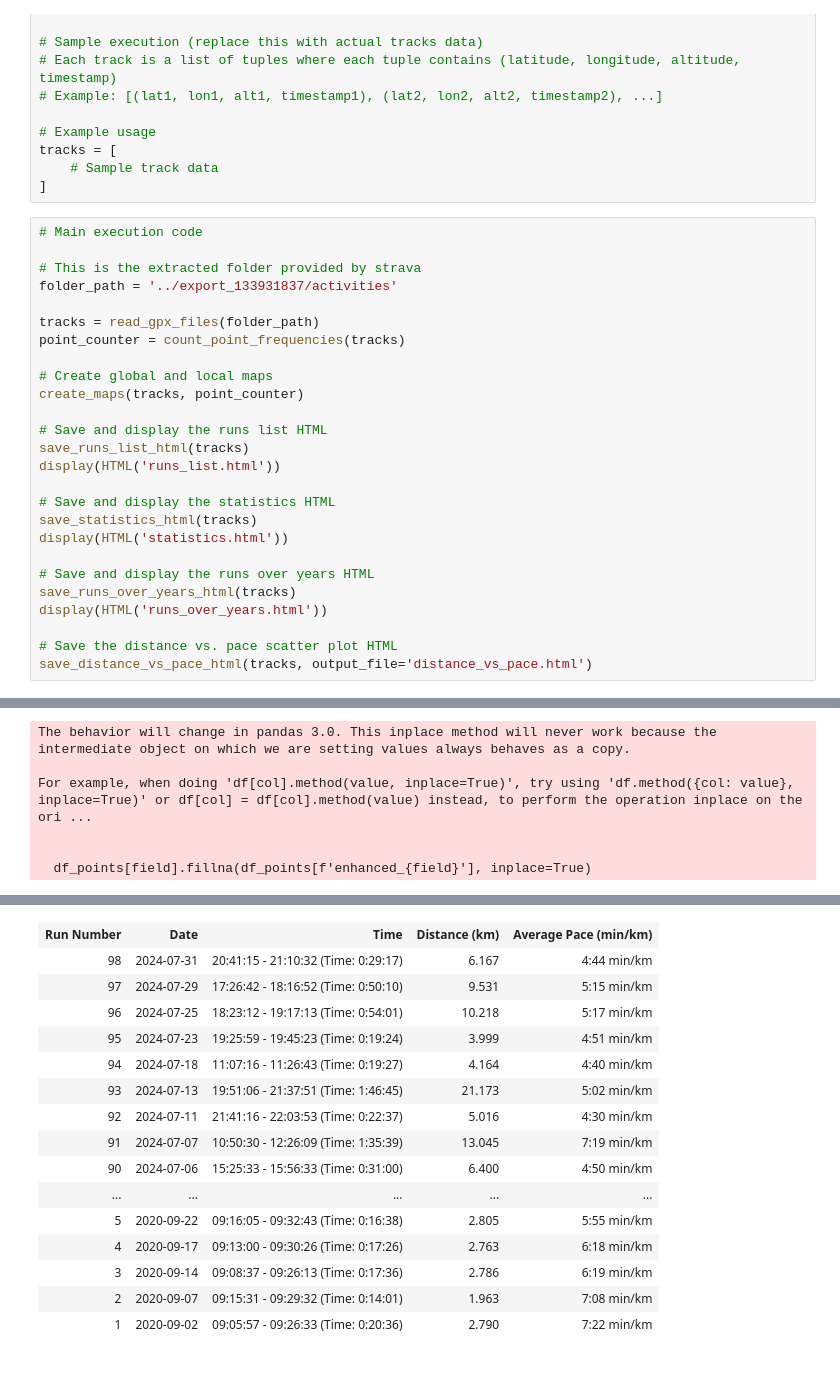
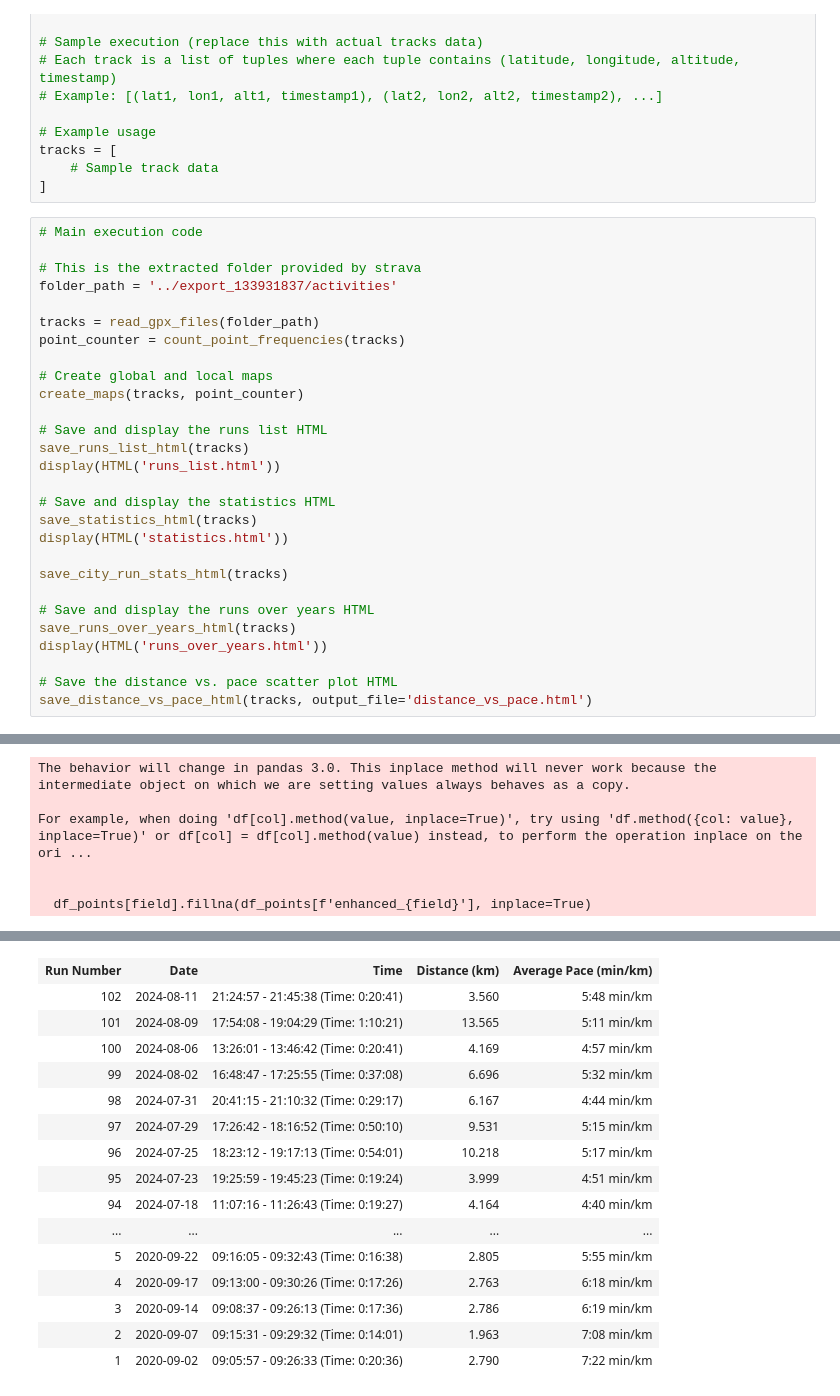
Before and after one commit to nicosrp/strava, a Jupyter notebook: dashboard.ipynb, the cells around one changed output, grey strips where cells are left out. Drawn from its saved outputs; the diff is of its cells as text.

```diff
--- a/dashboard.ipynb
+++ b/dashboard.ipynb
@@ -567,6 +615,8 @@ display(HTML('runs_list.html'))
 save_statistics_html(tracks)
 display(HTML('statistics.html'))
 
+save_city_run_stats_html(tracks)
+
 # Save and display the runs over years HTML
 save_runs_over_years_html(tracks)
 display(HTML('runs_over_years.html'))
@@ -618,13 +667,13 @@ Unique Tracks: 98
 | Run Number | Date | Time | Distance (km) | Average Pace (min/km) |
+| 102 | 2024-08-11 | 21:24:57 - 21:45:38 (Time: 0:20:41) | 3.560 | 5:48 min/km |
+| 101 | 2024-08-09 | 17:54:08 - 19:04:29 (Time: 1:10:21) | 13.565 | 5:11 min/km |
+| 100 | 2024-08-06 | 13:26:01 - 13:46:42 (Time: 0:20:41) | 4.169 | 4:57 min/km |
+| 99 | 2024-08-02 | 16:48:47 - 17:25:55 (Time: 0:37:08) | 6.696 | 5:32 min/km |
 | 98 | 2024-07-31 | 20:41:15 - 21:10:32 (Time: 0:29:17) | 6.167 | 4:44 min/km |
 | 97 | 2024-07-29 | 17:26:42 - 18:16:52 (Time: 0:50:10) | 9.531 | 5:15 min/km |
 | 96 | 2024-07-25 | 18:23:12 - 19:17:13 (Time: 0:54:01) | 10.218 | 5:17 min/km |
 | 95 | 2024-07-23 | 19:25:59 - 19:45:23 (Time: 0:19:24) | 3.999 | 4:51 min/km |
 | 94 | 2024-07-18 | 11:07:16 - 11:26:43 (Time: 0:19:27) | 4.164 | 4:40 min/km |
-| 93 | 2024-07-13 | 19:51:06 - 21:37:51 (Time: 1:46:45) | 21.173 | 5:02 min/km |
-| 92 | 2024-07-11 | 21:41:16 - 22:03:53 (Time: 0:22:37) | 5.016 | 4:30 min/km |
-| 91 | 2024-07-07 | 10:50:30 - 12:26:09 (Time: 1:35:39) | 13.045 | 7:19 min/km |
-| 90 | 2024-07-06 | 15:25:33 - 15:56:33 (Time: 0:31:00) | 6.400 | 4:50 min/km |
 | ... | ... | ... | ... | ... |
 | 5 | 2020-09-22 | 09:16:05 - 09:32:43 (Time: 0:16:38) | 2.805 | 5:55 min/km |
 | 4 | 2020-09-17 | 09:13:00 - 09:30:26 (Time: 0:17:26) | 2.763 | 6:18 min/km |
```
Also changed, not shown: parts of 3 cells of this notebook, 6 other files.
